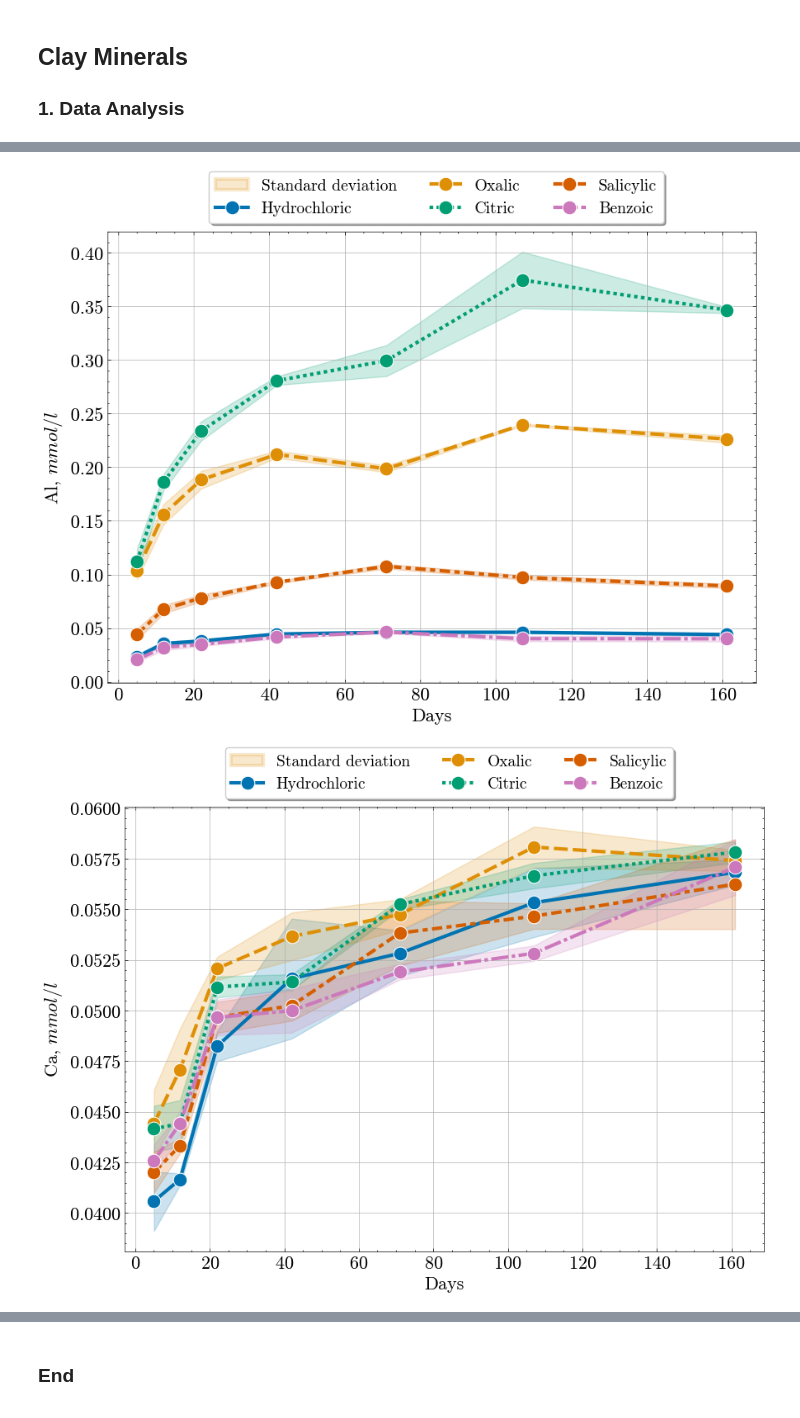
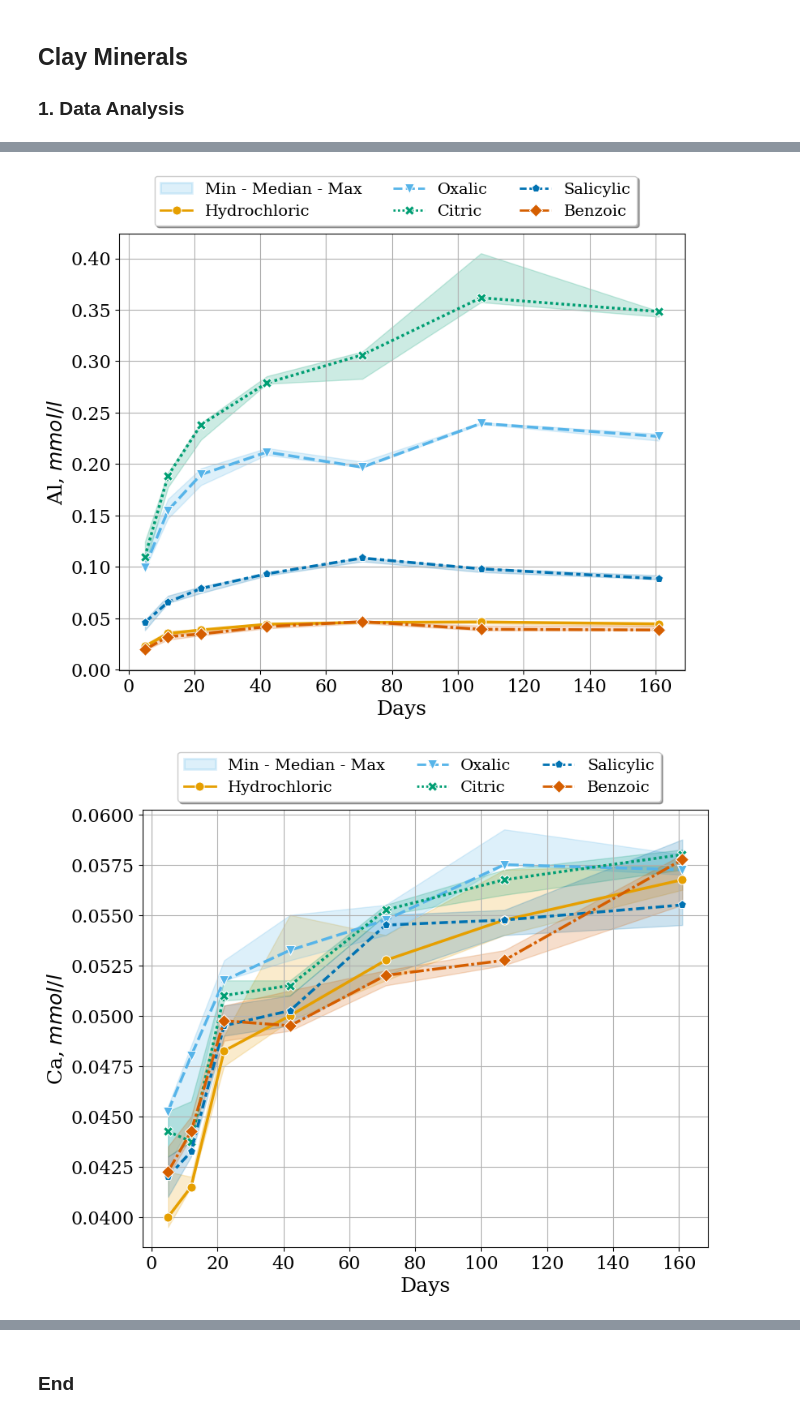
Before and after one commit to mishagrol/clay_minerals, a Jupyter notebook: notebooks/DataAnalysis.ipynb, the cells around one changed output, grey strips where cells are left out. Saved outputs shown, nothing was run; the diff lists cells and outputs as text; code cells hidden in the pictures.

```diff
--- a/notebooks/DataAnalysis.ipynb
+++ b/notebooks/DataAnalysis.ipynb
@@ -208,45 +257,38 @@ i
 # %%
-
-
-# fig, axes = plt.subplots(3,2, figsize=(12,6))
-# axes=axes.flatten()
-folder = '../plots/acids_elements/'
+folder = '../plots/acid_elements/'
 elements=['Al', 'Ca', 'Fe', 'K', 'Mg', 'Si']
 for i, element in enumerate(elements):
-
-    fig, ax = plt.subplots(1,1, figsize=(10,7))
+    fig, ax = plt.subplots(1,1, figsize=(9,7))
     sns.lineplot(x='days',
                  y=element,
-                 marker='o',
-                 markersize=12,
+                 markersize=8,
                  data=df,
-                 errorbar='sd',
-#                  ci = ('ci', 0.95),
-                 estimator='mean',
+                 markers=["o", "v", 'X', "p", 'D'],
+                 errorbar=lambda x: (x.min(), x.max()),
+                 estimator='median',
                  style = 'parameter',
-                 linewidth = 3,
+                 linewidth = 2.5,
                  hue='parameter',
                  ax=ax
                 )
     ax.grid()
-    ax.collections[1].set_label('Standard deviation')
+    ax.collections[1].set_label('Min - Median - Max')
     leg=ax.legend(frameon=True,
-               bbox_to_anchor=(0.87, 1.15),
+               bbox_to_anchor=(0.93, 1.15),
                fontsize=14,
                ncol=3,
                shadow=True,)
 
-#     leg = ax.legend()
     ax.set_ylabel(element+', $mmol/l$')
     ax.set_xlabel('Days')
     for i in leg.legendHandles:
-        i.set_linewidth(3)
+        i.set_linewidth(2)
     fname = os.path.join(folder, element+'.png')
-#     plt.savefig(fname,  dpi=300)
+    plt.savefig(fname,  dpi=300)
     plt.show()
 #     break
 # plt.tight_layout()
 # plt.show()
 # %% [output]
-[figure, old version]
+[figure, new version]
-[figure, old version]
+[figure, new version]
```
Also changed, not shown: parts of 22 cells of this notebook, 4 other files.
